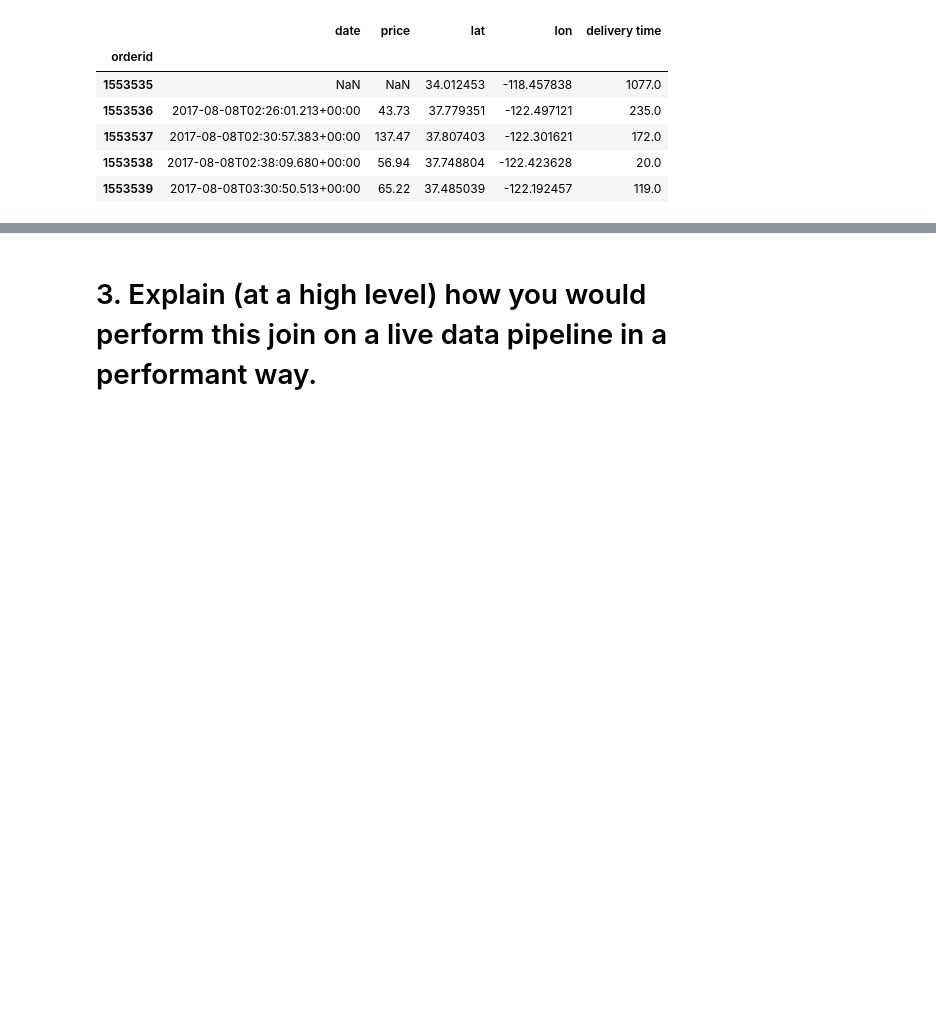
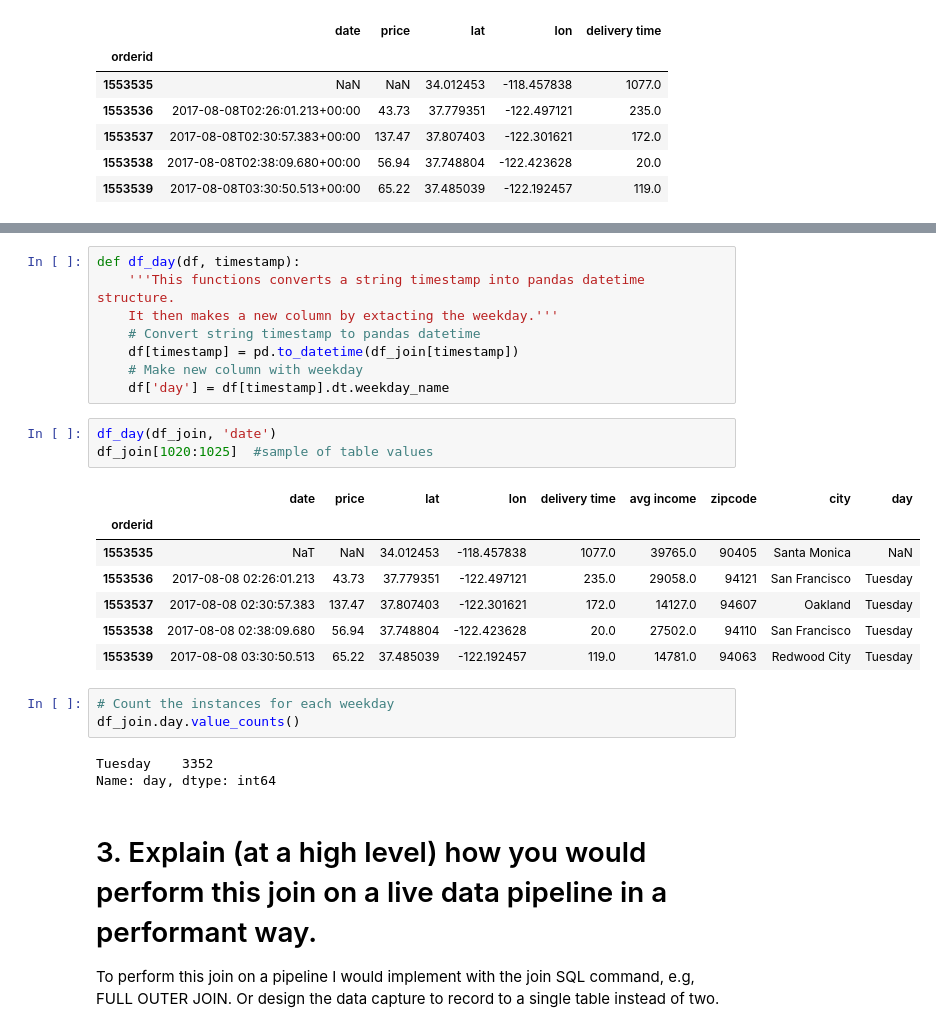
Before and after one commit to caheredia/Data-Science-Portfolio, a Jupyter notebook: EZ/develop/2017-10-30_ch_ez_assignment.ipynb, the cells around one changed output, grey strips where cells are left out. Drawn from its saved outputs; the diff is of its cells as text; blank space fills up the shorter version.

```diff
--- a/EZ/develop/2017-10-30_ch_ez_assignment.ipynb
+++ b/EZ/develop/2017-10-30_ch_ez_assignment.ipynb
@@ -105,7 +111,34 @@ df_join[1020:1025]  #sample of table values
 | 1553537 | 2017-08-08T02:30:57.383+00:00 | 137.47 | 37.807403 | -122.301621 | 172.0 | 14127.0 | 94607 | Oakland |
 | 1553538 | 2017-08-08T02:38:09.680+00:00 | 56.94 | 37.748804 | -122.423628 | 20.0 | 27502.0 | 94110 | San Francisco |
 | 1553539 | 2017-08-08T03:30:50.513+00:00 | 65.22 | 37.485039 | -122.192457 | 119.0 | 14781.0 | 94063 | Redwood City |
+# %%
+def df_day(df, timestamp):
+    '''This functions converts a string timestamp into pandas datetime structure.
+    It then makes a new column by extacting the weekday.'''
+    # Convert string timestamp to pandas datetime
+    df[timestamp] = pd.to_datetime(df_join[timestamp])
+    # Make new column with weekday
+    df['day'] = df[timestamp].dt.weekday_name
+# %%
+df_day(df_join, 'date')
+df_join[1020:1025]  #sample of table values
+# %% [output]
+|  | date | price | lat | lon | delivery time | avg income | zipcode | city | day |
+| orderid |  |  |  |  |  |  |  |  |  |
+| 1553535 | NaT | NaN | 34.012453 | -118.457838 | 1077.0 | 39765.0 | 90405 | Santa Monica | NaN |
+| 1553536 | 2017-08-08 02:26:01.213 | 43.73 | 37.779351 | -122.497121 | 235.0 | 29058.0 | 94121 | San Francisco | Tuesday |
+| 1553537 | 2017-08-08 02:30:57.383 | 137.47 | 37.807403 | -122.301621 | 172.0 | 14127.0 | 94607 | Oakland | Tuesday |
+| 1553538 | 2017-08-08 02:38:09.680 | 56.94 | 37.748804 | -122.423628 | 20.0 | 27502.0 | 94110 | San Francisco | Tuesday |
+| 1553539 | 2017-08-08 03:30:50.513 | 65.22 | 37.485039 | -122.192457 | 119.0 | 14781.0 | 94063 | Redwood City | Tuesday |
+# %%
+# Count the instances for each weekday
+df_join.day.value_counts()
+# %% [output]
+Tuesday    3352
+Name: day, dtype: int64
 # %% [markdown]
 # 3. Explain (at a high level) how you would perform this join on a live data pipeline in a performant way.
+
+To perform this join on a pipeline I would implement with the join SQL command, e.g, FULL OUTER JOIN. Or design the data capture to record to a single table instead of two.
 # %% [markdown]
 # 4. Use any clustering/classification technique to divide the data into at least 3 and at most 20 groups. Annotate your joined table with this classification.
```
Also changed, not shown: parts of 17 cells of this notebook, 2 other files.
